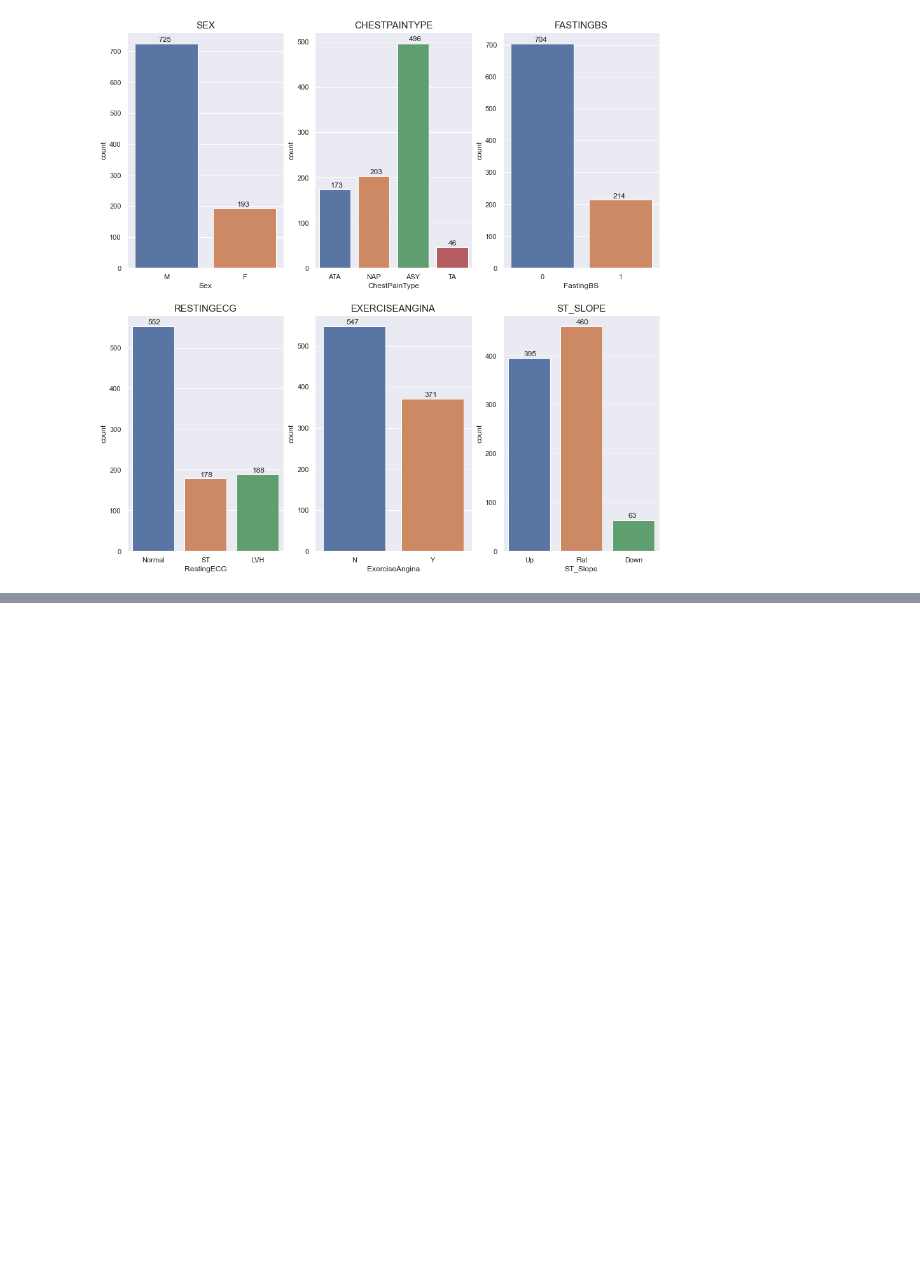
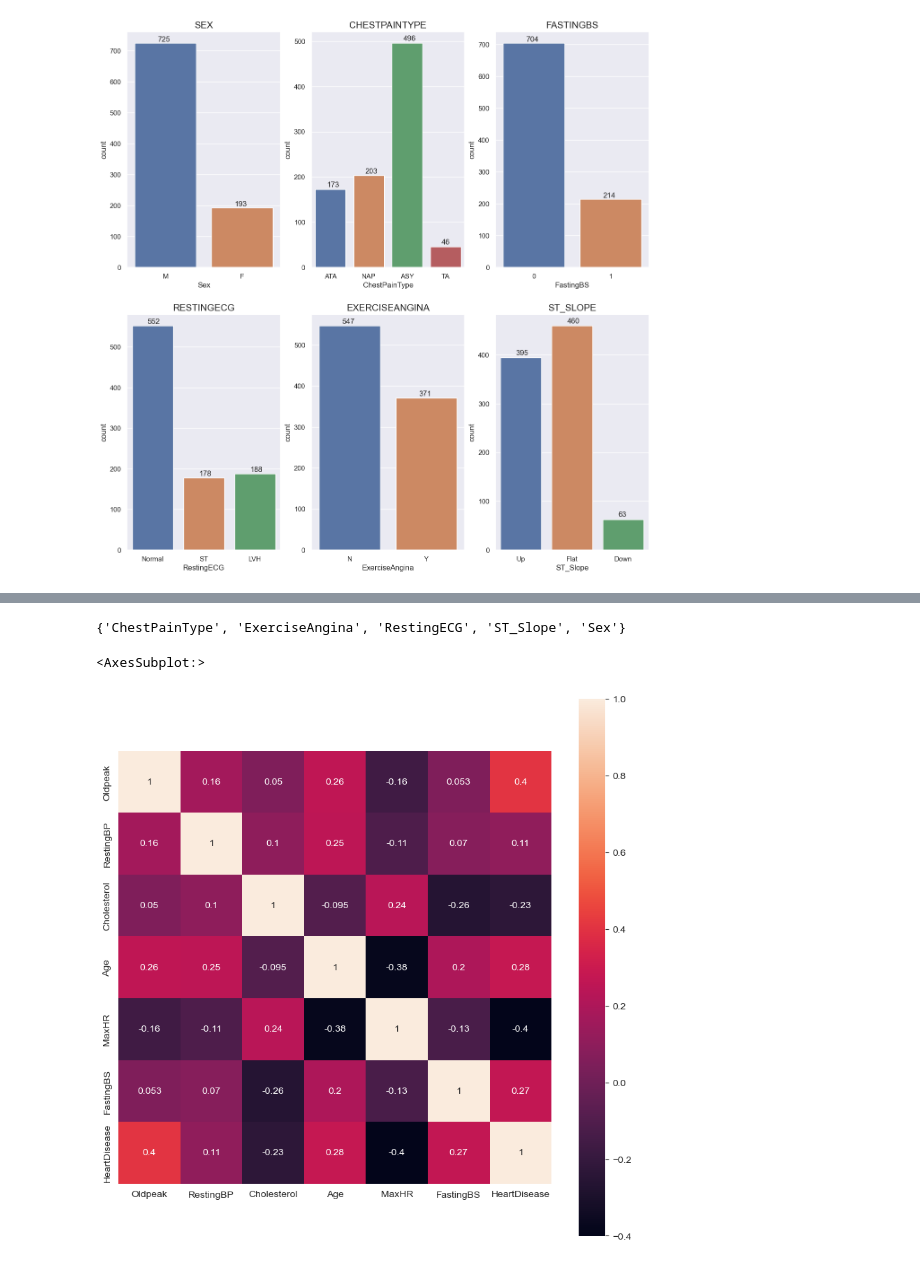
Before and after one commit to RichardVu3/heart-failure, a Jupyter notebook: heart_failure.ipynb, the cells around one changed output, grey strips where cells are left out. Cells and saved outputs as stored; diff of their text form; code cells hidden in the pictures; blank space fills up the shorter version.

```diff
--- a/heart_failure.ipynb
+++ b/heart_failure.ipynb
@@ -166,0 +212,3 @@ visualize_pair_features(data)
+# %%
+# Get the columns with numeric data
+num_cols = set(data._get_numeric_data().columns.tolist())
@@ -166,0 +227,12 @@ visualize_pair_features(data)
+# %%
+non_num_cols
+# %% [output]
+{'ChestPainType', 'ExerciseAngina', 'RestingECG', 'ST_Slope', 'Sex'}
+# %%
+# Check the correlation between Numeric features
+corr_matrix = data[list(num_cols)].corr()
+f, ax = plt.subplots(figsize=(10, 10))
+sns.heatmap(corr_matrix, vmax=1, annot=True, square=True)
+# %% [output]
+<AxesSubplot:>
+[figure, added]
```
Also changed, not shown: parts of 38 cells of this notebook.
